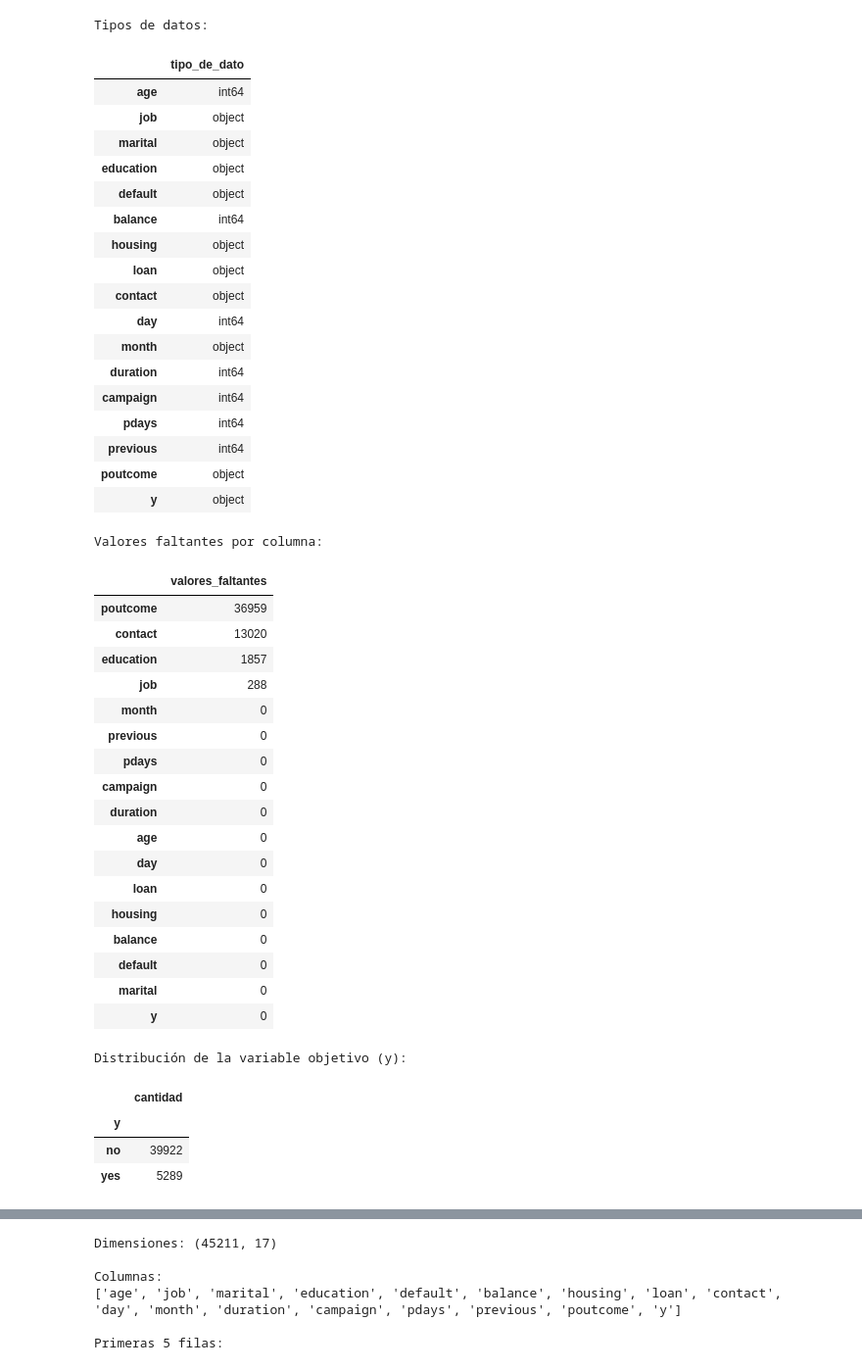
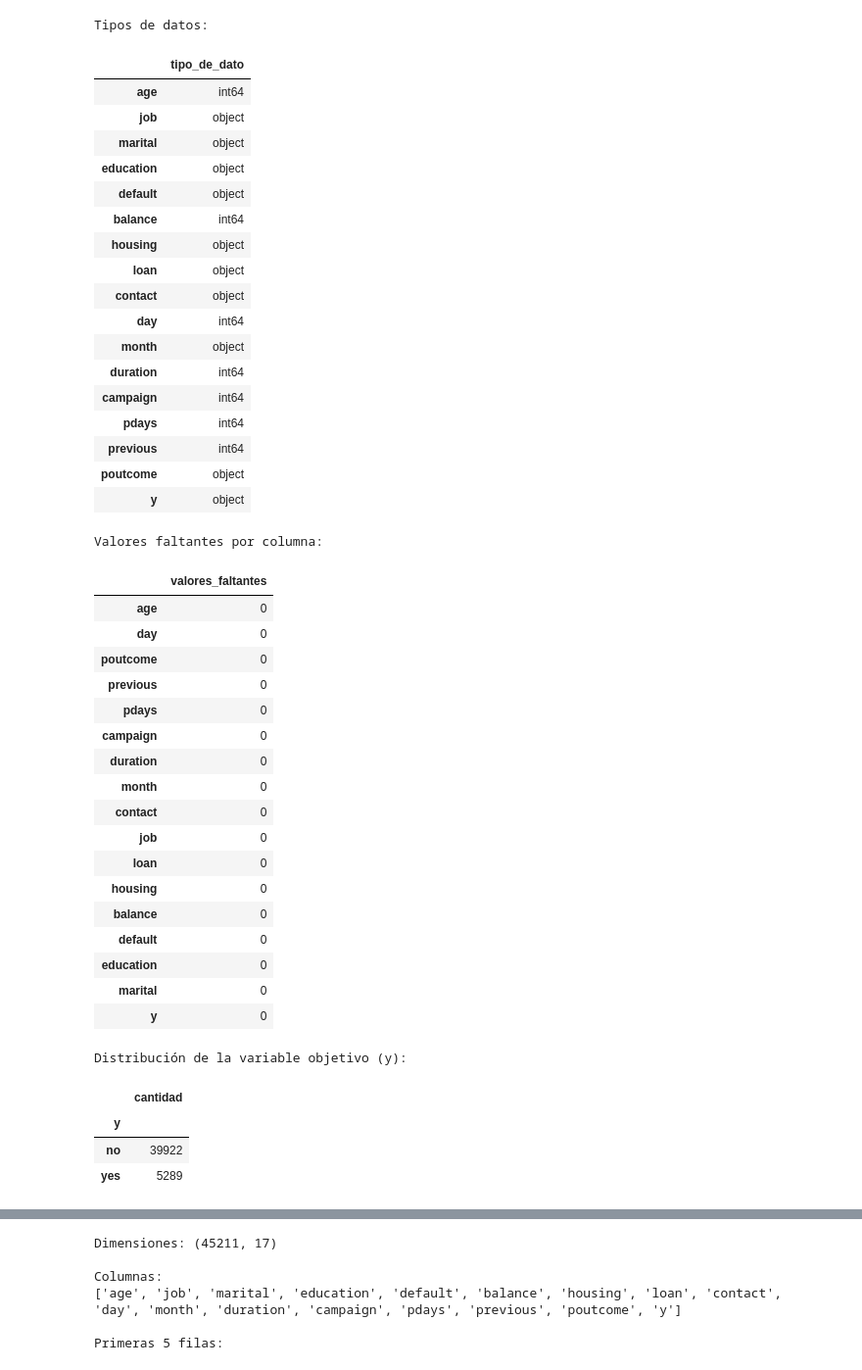
Before and after one commit to CrisSCon/priorizacion-clientes-cdt, a Jupyter notebook: notebooks/01_eda_bank_marketing.ipynb, the cells around one changed output, grey strips where cells are left out. Shown at 98% size. Saved outputs shown, nothing was run; the diff lists cells and outputs as text; code cells hidden in the pictures.

Commit message:
Nuevo análisis de las variables teniendo en cuenta la categoria unknown

```diff
--- a/notebooks/01_eda_bank_marketing.ipynb
+++ b/notebooks/01_eda_bank_marketing.ipynb
@@ -54,7 +54,7 @@ contenido_csv, archivo_encontrado = resultado
 df = pd.read_csv(
     io.BytesIO(contenido_csv),
     sep=";",
-    na_values=["unknown", "NA", ""]
+    na_values=["NA", ""]
 )
 
 print("Archivo cargado:", archivo_encontrado)
@@ -106,39 +106,39 @@ Primeras 10 filas:
 Tipos de datos:
 |  | tipo_de_dato |
 | age | int64 |
 | job | object |
 | marital | object |
 | education | object |
 | default | object |
 | balance | int64 |
 | housing | object |
 | loan | object |
 | contact | object |
 | day | int64 |
 | month | object |
 | duration | int64 |
 | campaign | int64 |
 | pdays | int64 |
 | previous | int64 |
 | poutcome | object |
 | y | object |
 Valores faltantes por columna:
 |  | valores_faltantes |
-| poutcome | 36959 |
-| contact | 13020 |
-| education | 1857 |
-| job | 288 |
-| month | 0 |
+| age | 0 |
+| day | 0 |
+| poutcome | 0 |
 | previous | 0 |
 | pdays | 0 |
 | campaign | 0 |
 | duration | 0 |
-| age | 0 |
-| day | 0 |
+| month | 0 |
+| contact | 0 |
+| job | 0 |
 | loan | 0 |
 | housing | 0 |
 | balance | 0 |
 | default | 0 |
+| education | 0 |
 | marital | 0 |
 | y | 0 |
 Distribución de la variable objetivo (y):
```
Also changed, not shown: parts of 3 cells of this notebook.
